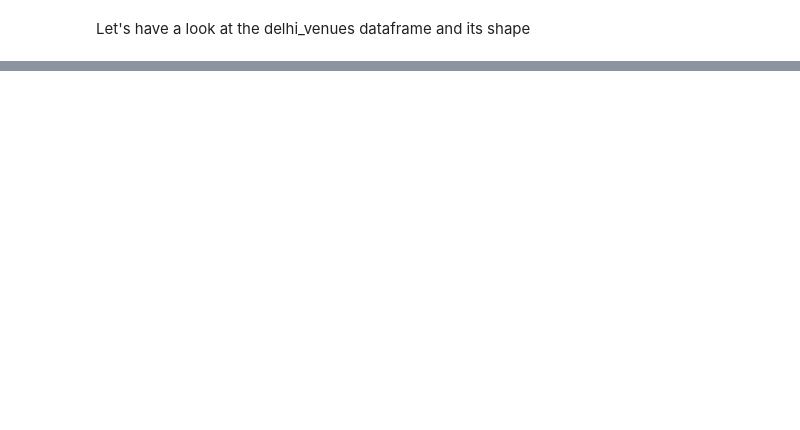
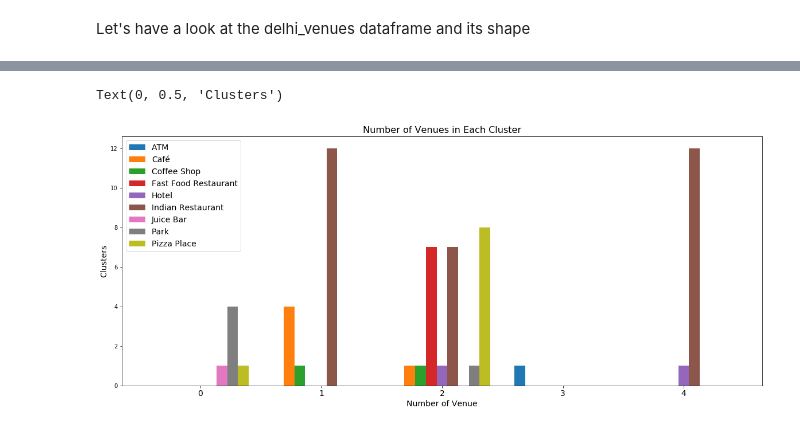
Before and after one commit to rahul-agar/Coursera_Capstone, a Jupyter notebook: Capstone.ipynb, the cells around one changed output, grey strips where cells are left out. Saved outputs shown, nothing was run; the diff lists cells and outputs as text; code cells hidden in the pictures; blank space fills up the shorter version.

```diff
--- a/Capstone.ipynb
+++ b/Capstone.ipynb
@@ -434,0 +592,8 @@ delhi_venues.head(7)
+# %%
+delhi_merged = delhi_data.sort_values('Neighbourhoods')
+
+delhi_merged['Cluster Labels'] = kmeans.labels_
+
+delhi_merged = delhi_merged.join(wards_venues_sorted.set_index('Neighbourhoods'), on='Neighbourhoods')
+
+delhi_merged.head()
@@ -434,0 +607,5 @@ delhi_venues.head(7)
+# %%
+count_venue = delhi_merged[['Cluster Labels', '1st Most Common Venue', '2nd Most Common Venue', '3rd Most Common Venue', '4th Most Common Venue', '5th Most Common Venue', '6th Most Common Venue', '7th Most Common Venue', '8th Most Common Venue', '9th Most Common Venue', '10th Most Common Venue']]
+count_venue = count_venue.groupby(['Cluster Labels', '1st Most Common Venue']).size().reset_index(name='Counts')
+
+count_venue
@@ -434,0 +630,4 @@ delhi_venues.head(7)
+# %%
+cv_cluster = count_venue.pivot(index='Cluster Labels', columns='1st Most Common Venue', values='Counts')
+cv_cluster = cv_cluster.fillna(0).astype(int).reset_index(drop=True)
+cv_cluster
@@ -434,0 +641,12 @@ delhi_venues.head(7)
+# %%
+frame=cv_cluster.plot(kind='bar',figsize=(20,8),width = 0.8)
+
+plt.legend(labels=cv_cluster.columns,fontsize= 14)
+plt.title("Number of Venues in Each Cluster",fontsize= 16)
+plt.xticks(fontsize=14)
+plt.xticks(rotation=0)
+plt.xlabel('Number of Venue', fontsize=14)
+plt.ylabel('Clusters', fontsize=14)
+# %% [output]
+Text(0, 0.5, 'Clusters')
+[figure, added]
```
Also changed, not shown: parts of 42 cells of this notebook, 2 other files.
